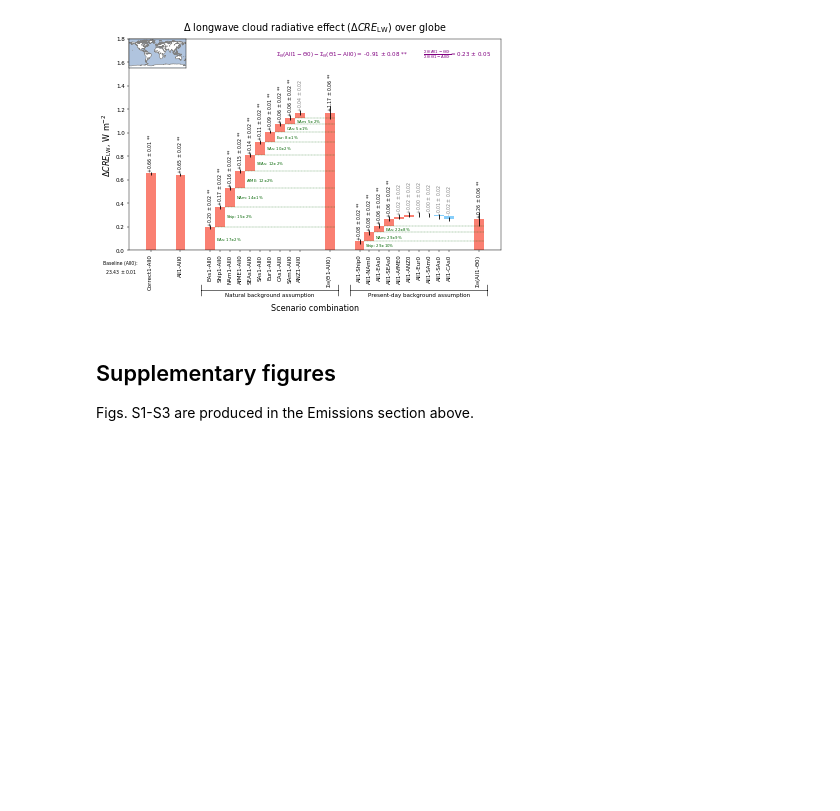
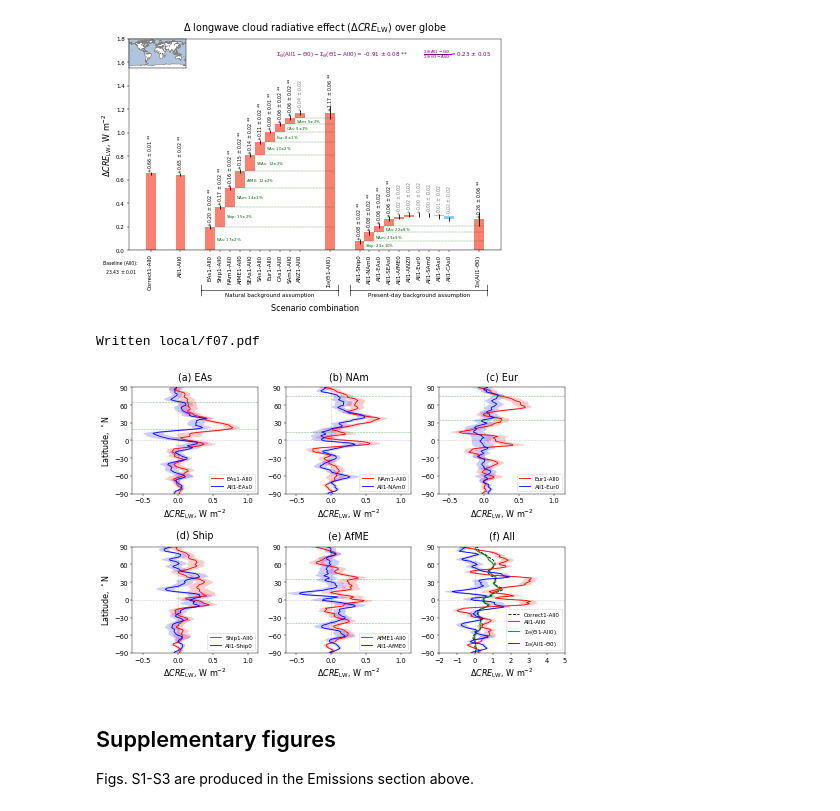
Before and after one commit to grandey/draft2017a-region-rfp, a Jupyter notebook: figures_draft2017a.ipynb, the cells around one changed output. Saved outputs shown, nothing was run; the diff lists cells and outputs as text; code cells hidden in the pictures; blank space fills up the shorter version.

```diff
--- a/figures_draft2017a.ipynb
+++ b/figures_draft2017a.ipynb
@@ -1091,3 +1145,17 @@ figure_counter += 1
+# %%
+# LW CRE zonal means
+xlim_a2e = (-0.65, 1.15)
+zonal_mean_line_plot_composite(variable='LWCF',
+                               xlim_list=[xlim_a2e, xlim_a2e, xlim_a2e,
+                                          xlim_a2e, xlim_a2e, (-2, 5)],
+                               scenario_source_list=['EAs', 'NAm', 'Eur',
+                                                     'Ship', 'AfME', 'All'],
+                               legend_loc=4,
+                               file_prefix='f{:02}'.format(figure_counter))
+figure_counter += 1
+# %% [output]
+Written local/f07.pdf
+[figure, added]
 # %% [markdown]
 ## Supplementary figures
 Figs. S1-S3 are produced in the Emissions section above.
```
Also changed, not shown: parts of 9 cells of this notebook.
